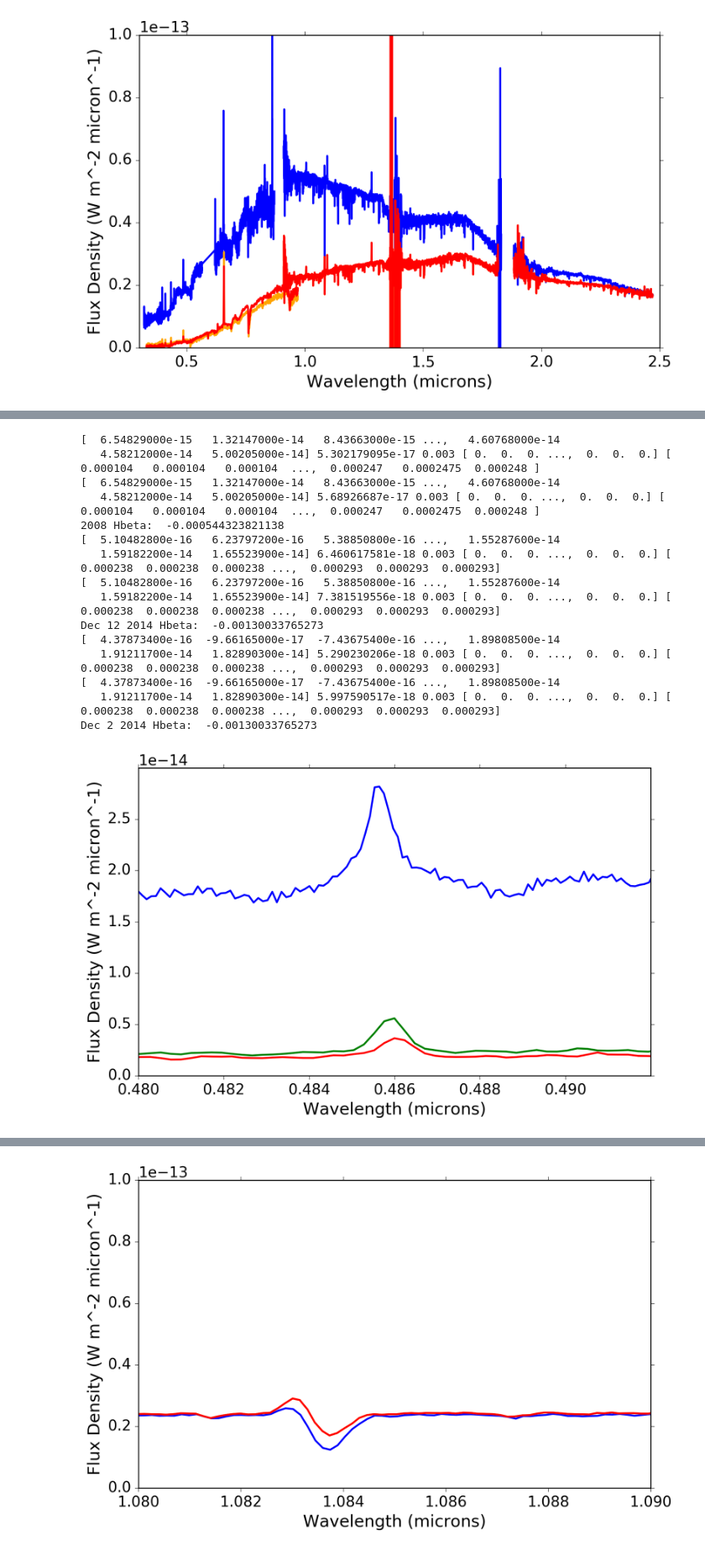
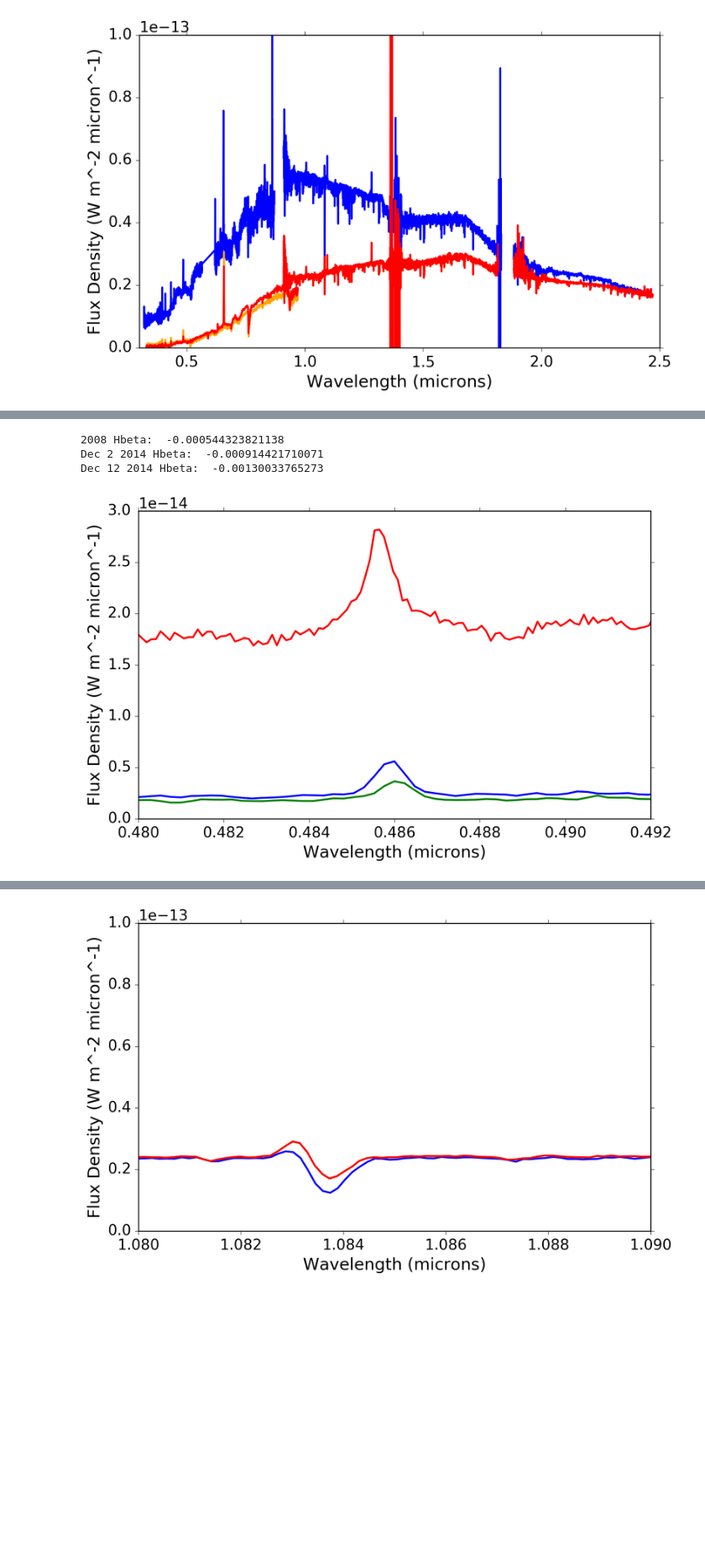
Before and after one commit to kevincovey/AATau, a Jupyter notebook: AATau_SpectralMeasurements.ipynb, the cells around one changed output, grey strips where cells are left out. Shown at 84% size. Cells and saved outputs as stored; diff of their text form; code cells hidden in the pictures; blank space fills up the shorter version.

```diff
--- a/AATau_SpectralMeasurements.ipynb
+++ b/AATau_SpectralMeasurements.ipynb
@@ -143,41 +132,28 @@ Dec 2 2014 Ha:  -0.00511278460152
 # %%
 #Now zoom in on Hbeta and compute the EqW.
-plt.plot(OptSpec_2008_wavelength, OptSpec_2008_flux, linewidth = 2)
-plt.plot(OptSpec_dec12_2014_wavelength, OptSpec_dec12_2014_flux, linewidth = 2)
-plt.plot(OptSpec_dec2_2014_wavelength, OptSpec_dec2_2014_flux, linewidth = 2)
-
+plt.plot(OptSpec_2008_wavelength, OptSpec_2008_flux, linewidth = 2, color = 'red')
+plt.plot(OptSpec_dec2_2014_wavelength, OptSpec_dec2_2014_flux, linewidth = 2, color = 'green')
+plt.plot(OptSpec_dec12_2014_wavelength, OptSpec_dec12_2014_flux, linewidth = 2, color = 'blue')
 
 plt.axis([0.48,0.492,0,3E-14])
 xlabel = plt.xlabel('Wavelength (microns)')
 ylabel = plt.ylabel('Flux Density (W m^-2 micron^-1)')  #ARE THESE ACTUALLY THE RIGHT UNITS????
 
 HbetaEqW_2008 = measure_eqw(OptSpec_2008_wavelength, OptSpec_2008_flux, 0.4845, 0.487, 0.48, 0.483,
                          0.489, 0.492, trapsum=False)
 print('2008 Hbeta: ', HbetaEqW_2008)
 
+HbetaEqW_dec2_2014 = measure_eqw(OptSpec_dec2_2014_wavelength, OptSpec_dec2_2014_flux, 0.4845, 0.487, 0.48, 0.483,
+                         0.489, 0.492, trapsum=False)
+print('Dec 2 2014 Hbeta: ', HbetaEqW_dec2_2014)
+
 HbetaEqW_dec12_2014 = measure_eqw(OptSpec_dec12_2014_wavelength, OptSpec_dec12_2014_flux, 0.4845, 0.487, 0.48, 0.483,
                          0.489, 0.492, trapsum=False)
 print('Dec 12 2014 Hbeta: ', HbetaEqW_dec12_2014)
-
-HbetaEqW_dec2_2014 = measure_eqw(OptSpec_dec2_2014_wavelength, OptSpec_dec2_2014_flux, 0.4845, 0.487, 0.48, 0.483,
-                         0.489, 0.492, trapsum=False)
-print('Dec 2 2014 Hbeta: ', HbetaEqW_dec12_2014)
 # %% [output]
-[  6.54829000e-15   1.32147000e-14   8.43663000e-15 ...,   4.60768000e-14
-   4.58212000e-14   5.00205000e-14] 5.302179095e-17 0.003 [ 0.  0.  0. ...,  0.  0.  0.] [ 0.000104   0.000104   0.000104  ...,  0.000247   0.0002475  0.000248 ]
-[  6.54829000e-15   1.32147000e-14   8.43663000e-15 ...,   4.60768000e-14
-   4.58212000e-14   5.00205000e-14] 5.68926687e-17 0.003 [ 0.  0.  0. ...,  0.  0.  0.] [ 0.000104   0.000104   0.000104  ...,  0.000247   0.0002475  0.000248 ]
 2008 Hbeta:  -0.000544323821138
-[  5.10482800e-16   6.23797200e-16   5.38850800e-16 ...,   1.55287600e-14
-   1.59182200e-14   1.65523900e-14] 6.460617581e-18 0.003 [ 0.  0.  0. ...,  0.  0.  0.] [ 0.000238  0.000238  0.000238 ...,  0.000293  0.000293  0.000293]
-[  5.10482800e-16   6.23797200e-16   5.38850800e-16 ...,   1.55287600e-14
-   1.59182200e-14   1.65523900e-14] 7.381519556e-18 0.003 [ 0.  0.  0. ...,  0.  0.  0.] [ 0.000238  0.000238  0.000238 ...,  0.000293  0.000293  0.000293]
+Dec 2 2014 Hbeta:  -0.000914421710071
 Dec 12 2014 Hbeta:  -0.00130033765273
-[  4.37873400e-16  -9.66165000e-17  -7.43675400e-16 ...,   1.89808500e-14
-   1.91211700e-14   1.82890300e-14] 5.290230206e-18 0.003 [ 0.  0.  0. ...,  0.  0.  0.] [ 0.000238  0.000238  0.000238 ...,  0.000293  0.000293  0.000293]
-[  4.37873400e-16  -9.66165000e-17  -7.43675400e-16 ...,   1.89808500e-14
-   1.91211700e-14   1.82890300e-14] 5.997590517e-18 0.003 [ 0.  0.  0. ...,  0.  0.  0.] [ 0.000238  0.000238  0.000238 ...,  0.000293  0.000293  0.000293]
-Dec 2 2014 Hbeta:  -0.00130033765273
-[figure, old version]
+[figure, new version]
 # %%
 #Now zoom in on PaDelta and compute the EqW.
```
Also changed, not shown: parts of 4 cells of this notebook.
